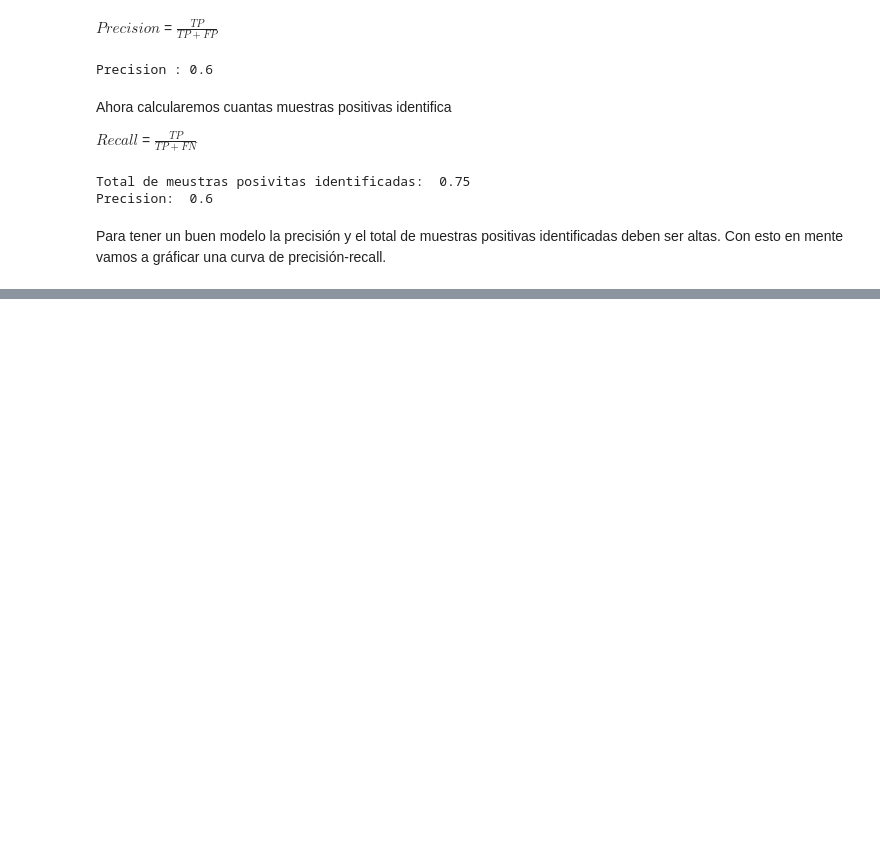
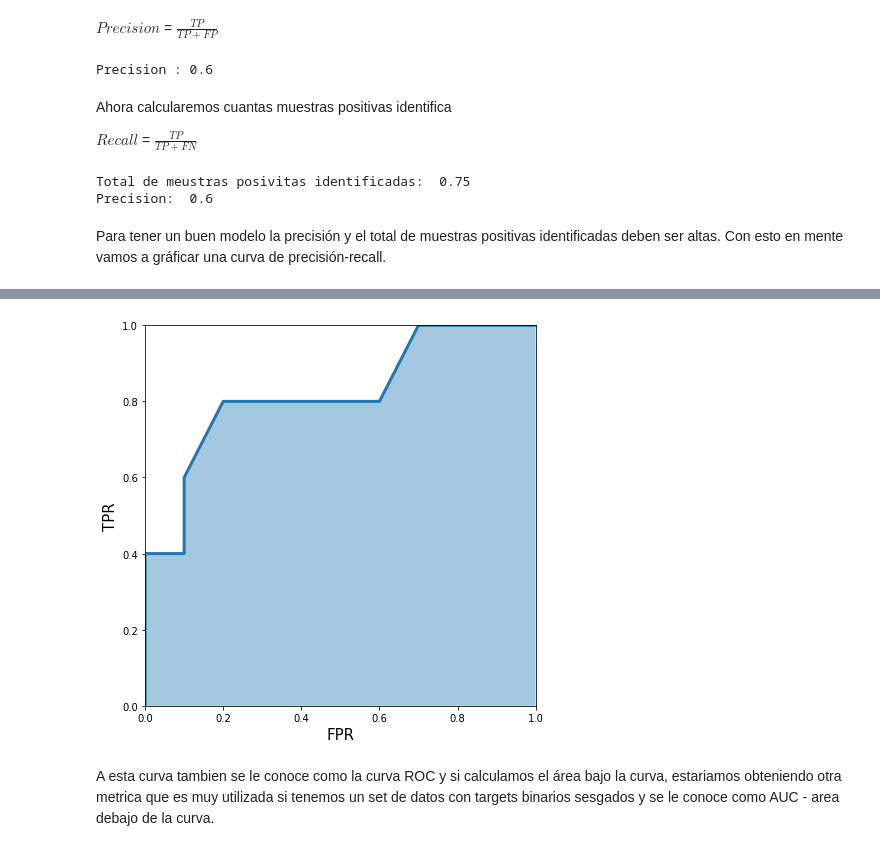
Before and after one commit to ReynaldoMR3/MLApproach, a Jupyter notebook: notebooks/metricas evaluacion ml.ipynb, the cells around one changed output, grey strips where cells are left out. Cells and saved outputs as stored; diff of their text form; code cells hidden in the pictures; blank space fills up the shorter version.

```diff
--- a/notebooks/metricas evaluacion ml.ipynb
+++ b/notebooks/metricas evaluacion ml.ipynb
@@ -191,0 +265,29 @@ for i in thresholds:
+# %%
+#Calculando los ratios
+tpr_list = []
+fpr_list = []
+
+#valores reales
+y_true = [0, 0, 0, 0, 1, 0, 1,
+          0, 0, 1, 0, 1, 0, 0, 1]
+
+#Probabilidades predichas de que una muestra sea 1
+y_pred = [0.1, 0.3, 0.2, 0.6, 0.8, 0.05,
+          0.9, 0.5, 0.3, 0.66, 0.3, 0.2,
+          0.85, 0.15, 0.99]
+
+#umbrales
+thresholds = [0, 0.1, 0.2, 0.3, 0.4, 0.5,
+              0.6, 0.7, 0.8, 0.85, 0.9, 0.99, 1.0]
+
+#haciendo un loop sobre los umbrales
+for thresh in thresholds:
+    #calculo las predicciones por cada umbral
+    temp_pred = [1 if x >= thresh else 0 for x in y_pred]
+    #calculando tpr
+    temp_tpr = tpr(y_true, temp_pred)
+    #calculanod fpr
+    temp_fpr = fpr(y_true, temp_pred)
+    #añadiendo a las listas creadas
+    tpr_list.append(temp_tpr)
+    fpr_list.append(temp_fpr)
@@ -191,0 +305,16 @@ for i in thresholds:
+# %%
+#hacienod una grafica de los datos
+plt.figure(figsize=(7,7))
+plt.fill_between(fpr_list, tpr_list, alpha=0.4)
+plt.plot(fpr_list, tpr_list, lw=3)
+plt.xlim(0, 1.0)
+plt.ylim(0, 1.0)
+plt.xlabel("FPR", fontsize=15)
+plt.ylabel("TPR", fontsize=15)
+plt.show()
+# %% [output]
+[figure, added]
+# %% [markdown]
+A esta curva tambien se le conoce como la curva ROC y si calculamos el área bajo la curva, estariamos obteniendo
+otra metrica que es muy utilizada si tenemos un set de datos con targets binarios sesgados
+y se le conoce como AUC - area debajo de la curva.
```
Also changed, not shown: parts of 9 cells of this notebook.
